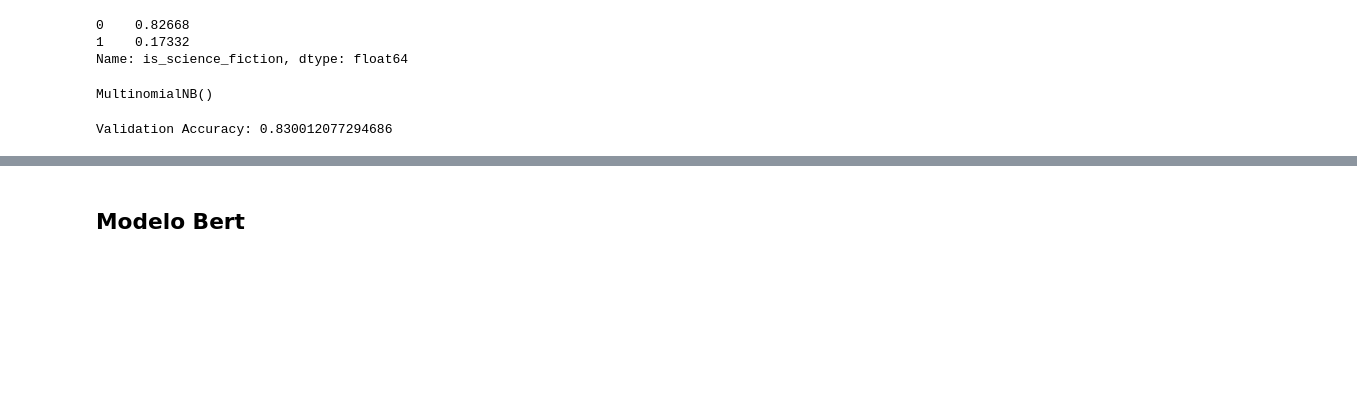
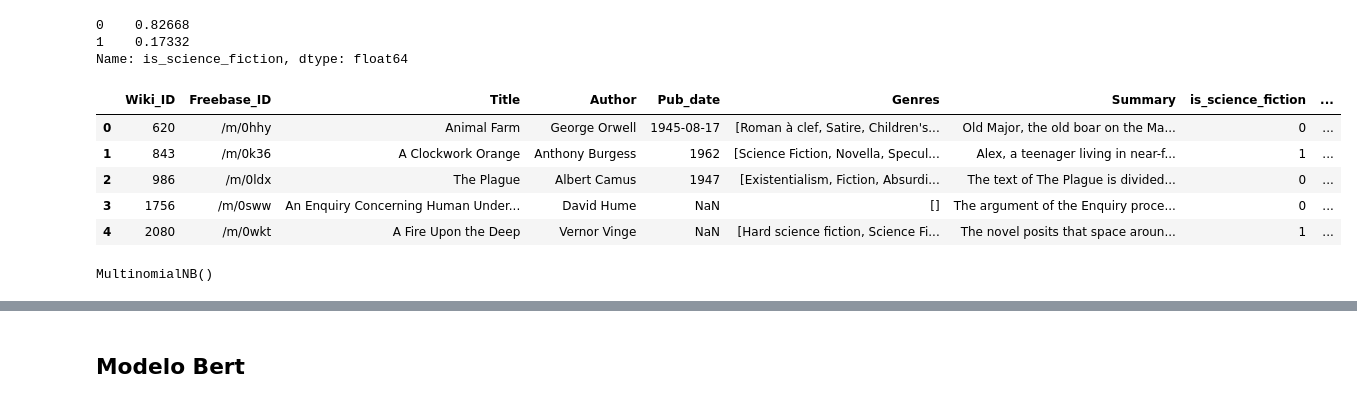
Before and after one commit to jsebastianquiroga/Topicos_analitica_NLP, a Jupyter notebook: Notebook/booksummaries.ipynb, the cells around one changed output, grey strips where cells are left out. Drawn from its saved outputs; the diff is of its cells as text; code cells hidden in the pictures; blank space fills up the shorter version.

```diff
--- a/Notebook/booksummaries.ipynb
+++ b/Notebook/booksummaries.ipynb
@@ -723,9 +725,18 @@ print(proportions)
 0    0.82668
 1    0.17332
 Name: is_science_fiction, dtype: float64
-# %%
-# Get rid of periods and punctuation
-df['cleaned_summary'] = df['Summary'].apply(lambda x: re.sub(r'[^\w\s]', '', x))
-# %%
-# Turn all strings to lowercase
-df['cleaned_summary'] = df['cleaned_summary'].apply(lambda x: x.lower())
+# %%
+# Function to clean the summary text
+def clean_text(text):
+    # Remove punctuation and convert to lowercase
+    text = re.sub(r'[^\w\s]', '', text.lower())
+    # Tokenize the text
+    tokens = nltk.word_tokenize(text)
+    # Remove stop words
+    stop_words = set(stopwords.words('english'))
+    filtered_tokens = [token for token in tokens if token not in stop_words]
+    # Lemmatize the tokens
+    lemmatizer = WordNetLemmatizer()
+    lemmatized_tokens = [lemmatizer.lemmatize(token) for token in filtered_tokens]
+    # Return the cleaned text as a string
+    return ' '.join(lemmatized_tokens)
@@ -732,3 +746,12 @@ df['cleaned_summary'] = df['cleaned_summary'].apply(lambda x: x.lower())
+# %%
+df.head()
+# %% [output]
+|  | Wiki_ID | Freebase_ID | Title | Author | Pub_date | Genres | Summary | is_science_fiction | ... |
+| 0 | 620 | /m/0hhy | Animal Farm | George Orwell | 1945-08-17 | [Roman à clef, Satire, Children's... | Old Major, the old boar on the Ma... | 0 | ... |
+| 1 | 843 | /m/0k36 | A Clockwork Orange | Anthony Burgess | 1962 | [Science Fiction, Novella, Specul... | Alex, a teenager living in near-f... | 1 | ... |
+| 2 | 986 | /m/0ldx | The Plague | Albert Camus | 1947 | [Existentialism, Fiction, Absurdi... | The text of The Plague is divided... | 0 | ... |
+| 3 | 1756 | /m/0sww | An Enquiry Concerning Human Under... | David Hume | NaN | [] | The argument of the Enquiry proce... | 0 | ... |
+| 4 | 2080 | /m/0wkt | A Fire Upon the Deep | Vernor Vinge | NaN | [Hard science fiction, Science Fi... | The novel posits that space aroun... | 1 | ... |
 # %%
 # Text normalization and tf-idf
 vectorizer = TfidfVectorizer(stop_words='english')
@@ -745,11 +774,9 @@ clf.fit(X_train, y_train)
 # %% [output]
 MultinomialNB()
 # %%
-# Validate the model
-y_val_pred = clf.predict(X_val)
-print("Validation Accuracy:", accuracy_score(y_val, y_val_pred))
+# # Validate the model
+# y_val_pred = clf.predict(X_val)
+# print("Validation Accuracy:", accuracy_score(y_val, y_val_pred))
-# %% [output]
-Validation Accuracy: 0.830012077294686
 # %%
 # Test the model
 y_test_pred = clf.predict(X_test)
```
Also changed, not shown: parts of 32 cells of this notebook.
